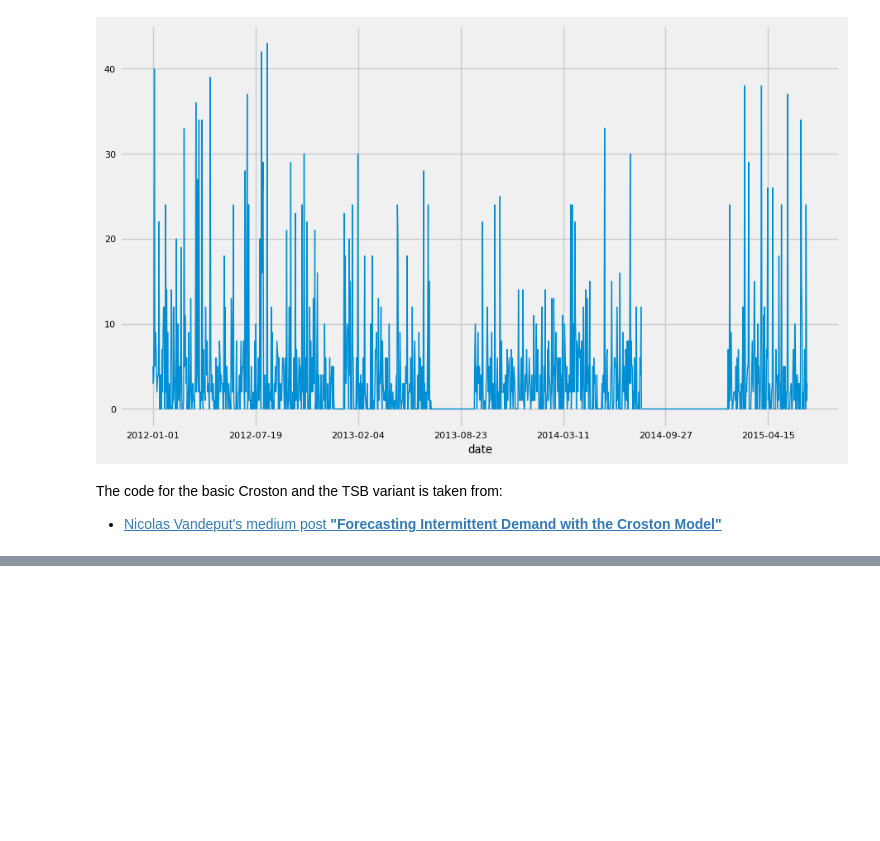
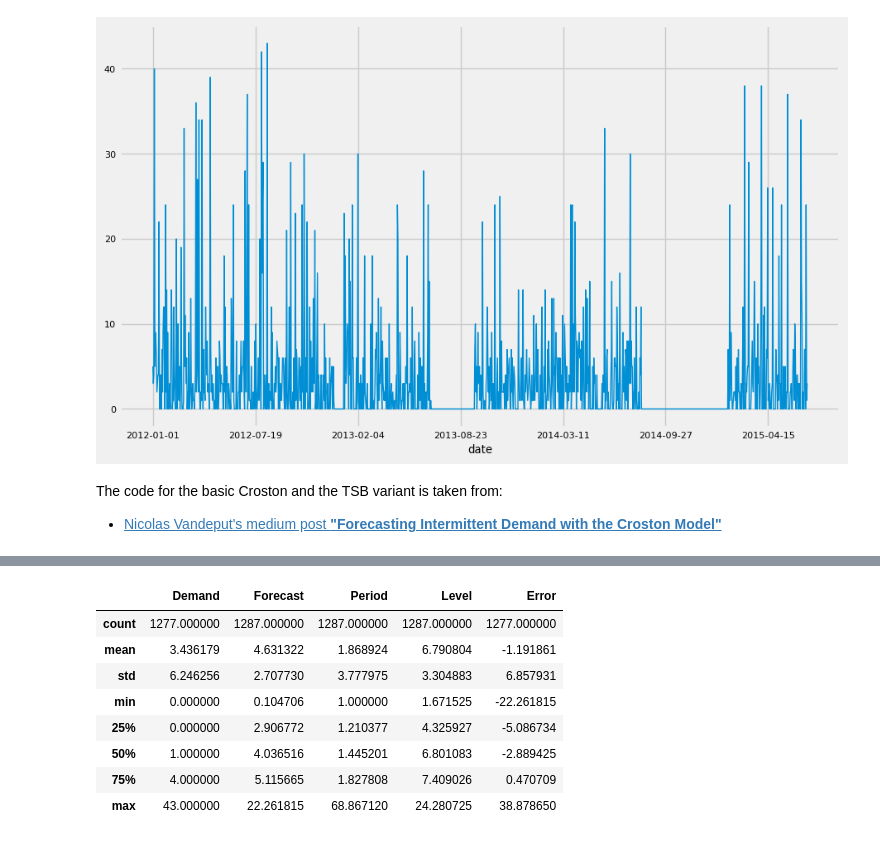
Before and after one commit to bachaudhry/time_series, a Jupyter notebook: ts_with_k/06_Sales_and_Demand_Forecasting.ipynb, the cells around one changed output, grey strips where cells are left out. Saved outputs shown, nothing was run; the diff lists cells and outputs as text; code cells hidden in the pictures; blank space fills up the shorter version.

```diff
--- a/ts_with_k/06_Sales_and_Demand_Forecasting.ipynb
+++ b/ts_with_k/06_Sales_and_Demand_Forecasting.ipynb
@@ -252,0 +271,12 @@ def Croston(ts, extra_periods=1, alpha=0.4):
+# %%
+pred_croston.describe()
+# %% [output]
+|  | Demand | Forecast | Period | Level | Error |
+| count | 1277.000000 | 1287.000000 | 1287.000000 | 1287.000000 | 1277.000000 |
+| mean | 3.436179 | 4.631322 | 1.868924 | 6.790804 | -1.191861 |
+| std | 6.246256 | 2.707730 | 3.777975 | 3.304883 | 6.857931 |
+| min | 0.000000 | 0.104706 | 1.000000 | 1.671525 | -22.261815 |
+| 25% | 0.000000 | 2.906772 | 1.210377 | 4.325927 | -5.086734 |
+| 50% | 1.000000 | 4.036516 | 1.445201 | 6.801083 | -2.889425 |
+| 75% | 4.000000 | 5.115665 | 1.827808 | 7.409026 | 0.470709 |
+| max | 43.000000 | 22.261815 | 68.867120 | 24.280725 | 38.878650 |
```
Also changed, not shown: parts of 7 cells of this notebook.
